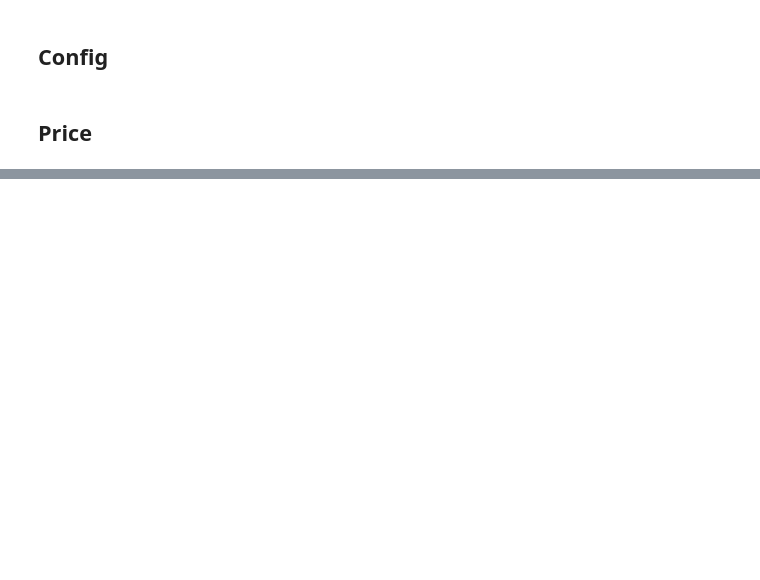
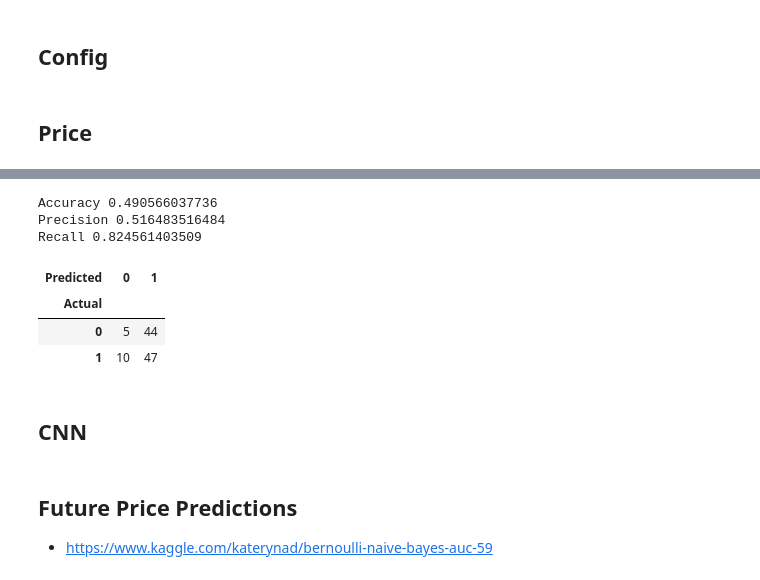
Before and after one commit to bfortuner/punisher, a Jupyter notebook: reddit.ipynb, the cells around one changed output, grey strips where cells are left out. Drawn from its saved outputs; the diff is of its cells as text; code cells hidden in the pictures; blank space fills up the shorter version.

```diff
--- a/reddit.ipynb
+++ b/reddit.ipynb
@@ -175,0 +695,11 @@ plot_price_and_tweets(df, tweet_field='sentiment', price_field=price_col)
+# %%
+trn_inp = torch.FloatTensor(train_input)#.view(train_input.shape[0], 1, -1)
+tst_inp = torch.FloatTensor(test_input)#.view(test_input.shape[0], 1, -1)
+trn_targ = torch.FloatTensor(train_target)
+tst_targ = torch.FloatTensor(test_target)
+# %%
+batch_size = 1
+trn_dataset = TensorDataset(trn_inp, trn_targ)
+tst_dataset = TensorDataset(tst_inp, tst_targ)
+trn_loader = DataLoader(trn_dataset, batch_size, shuffle=True)
+tst_loader = DataLoader(tst_dataset, batch_size, shuffle=False)
@@ -175,0 +773,5 @@ plot_price_and_tweets(df, tweet_field='sentiment', price_field=price_col)
+# %%
+model = LSTMModel(tokenizer.num_words, embedding_dim, hidden_dim, n_classes)
+optim = torch.optim.Adam(model.parameters())
+criterion = F.binary_cross_entropy
+model
@@ -175,0 +795,3 @@ plot_price_and_tweets(df, tweet_field='sentiment', price_field=price_col)
+# %%
+n_epochs = 3
+run(model, optim, criterion, trn_loader, tst_loader, n_epochs, n_classes)
@@ -175,0 +802,22 @@ plot_price_and_tweets(df, tweet_field='sentiment', price_field=price_col)
+# %%
+loss, probs, labels = predict(model, tst_loader, criterion, n_classes)
+preds = np.argmax(probs, axis=1)
+labels = np.argmax(labels, axis=1)
+print("Accuracy", get_accuracy(preds, labels))
+print("Precision", get_precision(preds, labels))
+print("Recall", get_recall(preds, labels))
+pd.crosstab(labels.flatten(), preds.flatten(), rownames=["Actual"], colnames=["Predicted"])
+# %% [output]
+Accuracy 0.490566037736
+Precision 0.516483516484
+Recall 0.824561403509
+| Predicted | 0 | 1 |
+| Actual |  |  |
+| 0 | 5 | 44 |
+| 1 | 10 | 47 |
+# %% [markdown]
+## CNN
+# %% [markdown]
+## Future Price Predictions
+
+* https://www.kaggle.com/katerynad/bernoulli-naive-bayes-auc-59
```
Also changed, not shown: parts of 111 cells of this notebook, 6 other files.
